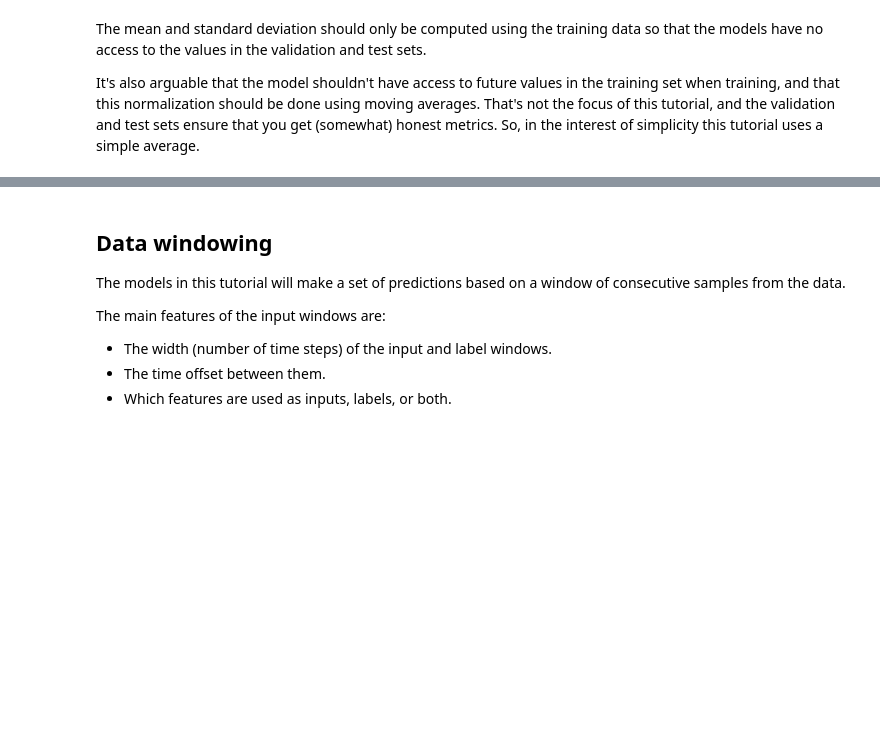
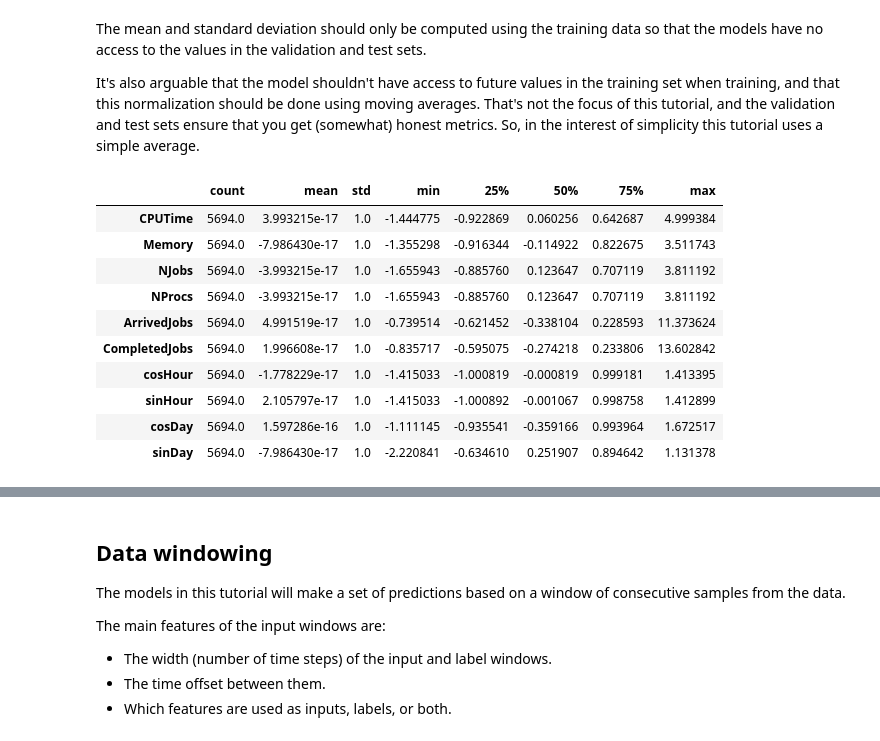
Before and after one commit to alextsaf/Thesis-NTUA, a Jupyter notebook: rnn.ipynb, the cells around one changed output, grey strips where cells are left out. Saved outputs shown, nothing was run; the diff lists cells and outputs as text; code cells hidden in the pictures; blank space fills up the shorter version.

```diff
--- a/rnn.ipynb
+++ b/rnn.ipynb
@@ -142,6 +143,20 @@ train_std = train_df.std()
 train_df = (train_df - train_mean) / train_std
 val_df = (val_df - train_mean) / train_std
 test_df = (test_df - train_mean) / train_std
+# %%
+train_df.describe().transpose()
+# %% [output]
+|  | count | mean | std | min | 25% | 50% | 75% | max |
+| CPUTime | 5694.0 | 3.993215e-17 | 1.0 | -1.444775 | -0.922869 | 0.060256 | 0.642687 | 4.999384 |
+| Memory | 5694.0 | -7.986430e-17 | 1.0 | -1.355298 | -0.916344 | -0.114922 | 0.822675 | 3.511743 |
+| NJobs | 5694.0 | -3.993215e-17 | 1.0 | -1.655943 | -0.885760 | 0.123647 | 0.707119 | 3.811192 |
+| NProcs | 5694.0 | -3.993215e-17 | 1.0 | -1.655943 | -0.885760 | 0.123647 | 0.707119 | 3.811192 |
+| ArrivedJobs | 5694.0 | 4.991519e-17 | 1.0 | -0.739514 | -0.621452 | -0.338104 | 0.228593 | 11.373624 |
+| CompletedJobs | 5694.0 | 1.996608e-17 | 1.0 | -0.835717 | -0.595075 | -0.274218 | 0.233806 | 13.602842 |
+| cosHour | 5694.0 | -1.778229e-17 | 1.0 | -1.415033 | -1.000819 | -0.000819 | 0.999181 | 1.413395 |
+| sinHour | 5694.0 | 2.105797e-17 | 1.0 | -1.415033 | -1.000892 | -0.001067 | 0.998758 | 1.412899 |
+| cosDay | 5694.0 | 1.597286e-16 | 1.0 | -1.111145 | -0.935541 | -0.359166 | 0.993964 | 1.672517 |
+| sinDay | 5694.0 | -7.986430e-17 | 1.0 | -2.220841 | -0.634610 | 0.251907 | 0.894642 | 1.131378 |
 # %%
 df_std = (dataset - train_mean) / train_std
 df_std = df_std.melt(var_name='Column', value_name='Normalized')
```
Also changed, not shown: parts of 140 cells of this notebook.
